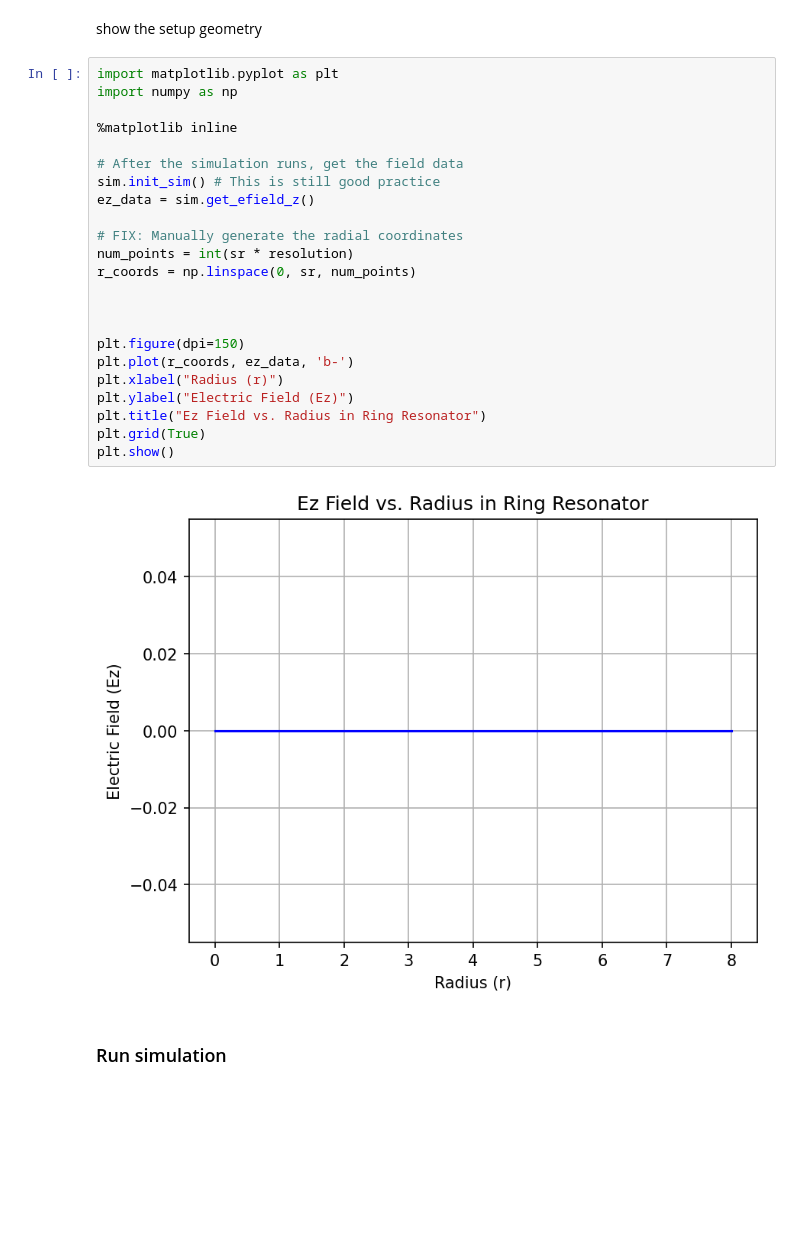
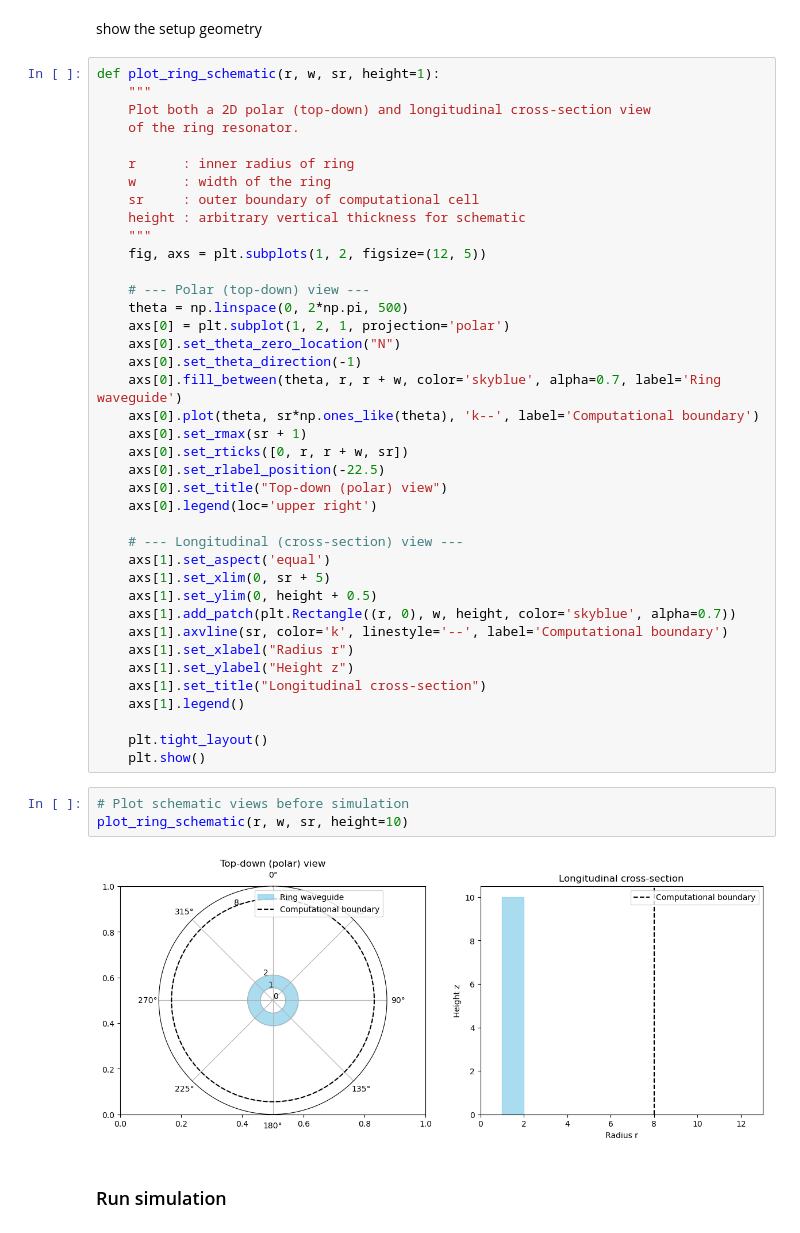
Before and after one commit to asiaat/meep, a Jupyter notebook: python/examples/ring-cyl.ipynb, the cells around one changed output. Cells and saved outputs as stored; diff of their text form; blank space fills up the shorter version.

Commit message:
cross section  nb

```diff
--- a/python/examples/ring-cyl.ipynb
+++ b/python/examples/ring-cyl.ipynb
@@ -78,31 +78,50 @@ sim = mp.Simulation(cell_size=cell,
                     m=m)
 # %% [markdown]
 show the setup geometry
-# %%
-import matplotlib.pyplot as plt
-import numpy as np
-
-%matplotlib inline
-
-# After the simulation runs, get the field data
-sim.init_sim() # This is still good practice
-ez_data = sim.get_efield_z()
-
-# FIX: Manually generate the radial coordinates
-num_points = int(sr * resolution)
-r_coords = np.linspace(0, sr, num_points)
-
-
-
-plt.figure(dpi=150)
-plt.plot(r_coords, ez_data, 'b-')
-plt.xlabel("Radius (r)")
-plt.ylabel("Electric Field (Ez)")
-plt.title("Ez Field vs. Radius in Ring Resonator")
-plt.grid(True)
-plt.show()
-# %% [output]
-[figure, removed]
+# %%
+def plot_ring_schematic(r, w, sr, height=1):
+    """
+    Plot both a 2D polar (top-down) and longitudinal cross-section view
+    of the ring resonator.
+
+    r      : inner radius of ring
+    w      : width of the ring
+    sr     : outer boundary of computational cell
+    height : arbitrary vertical thickness for schematic
+    """
+    fig, axs = plt.subplots(1, 2, figsize=(12, 5))
+
+    # --- Polar (top-down) view ---
+    theta = np.linspace(0, 2*np.pi, 500)
+    axs[0] = plt.subplot(1, 2, 1, projection='polar')
+    axs[0].set_theta_zero_location("N")
+    axs[0].set_theta_direction(-1)
+    axs[0].fill_between(theta, r, r + w, color='skyblue', alpha=0.7, label='Ring waveguide')
+    axs[0].plot(theta, sr*np.ones_like(theta), 'k--', label='Computational boundary')
+    axs[0].set_rmax(sr + 1)
+    axs[0].set_rticks([0, r, r + w, sr])
+    axs[0].set_rlabel_position(-22.5)
+    axs[0].set_title("Top-down (polar) view")
+    axs[0].legend(loc='upper right')
+
+    # --- Longitudinal (cross-section) view ---
+    axs[1].set_aspect('equal')
+    axs[1].set_xlim(0, sr + 5)
+    axs[1].set_ylim(0, height + 0.5)
+    axs[1].add_patch(plt.Rectangle((r, 0), w, height, color='skyblue', alpha=0.7))
+    axs[1].axvline(sr, color='k', linestyle='--', label='Computational boundary')
+    axs[1].set_xlabel("Radius r")
+    axs[1].set_ylabel("Height z")
+    axs[1].set_title("Longitudinal cross-section")
+    axs[1].legend()
+
+    plt.tight_layout()
+    plt.show()
+# %%
+# Plot schematic views before simulation
+plot_ring_schematic(r, w, sr, height=10)
+# %% [output]
+[figure, added]
 # %% [markdown]
 ### Run simulation
 # %%
```
Also changed, not shown: parts of 1 cell of this notebook, 10 other files.
